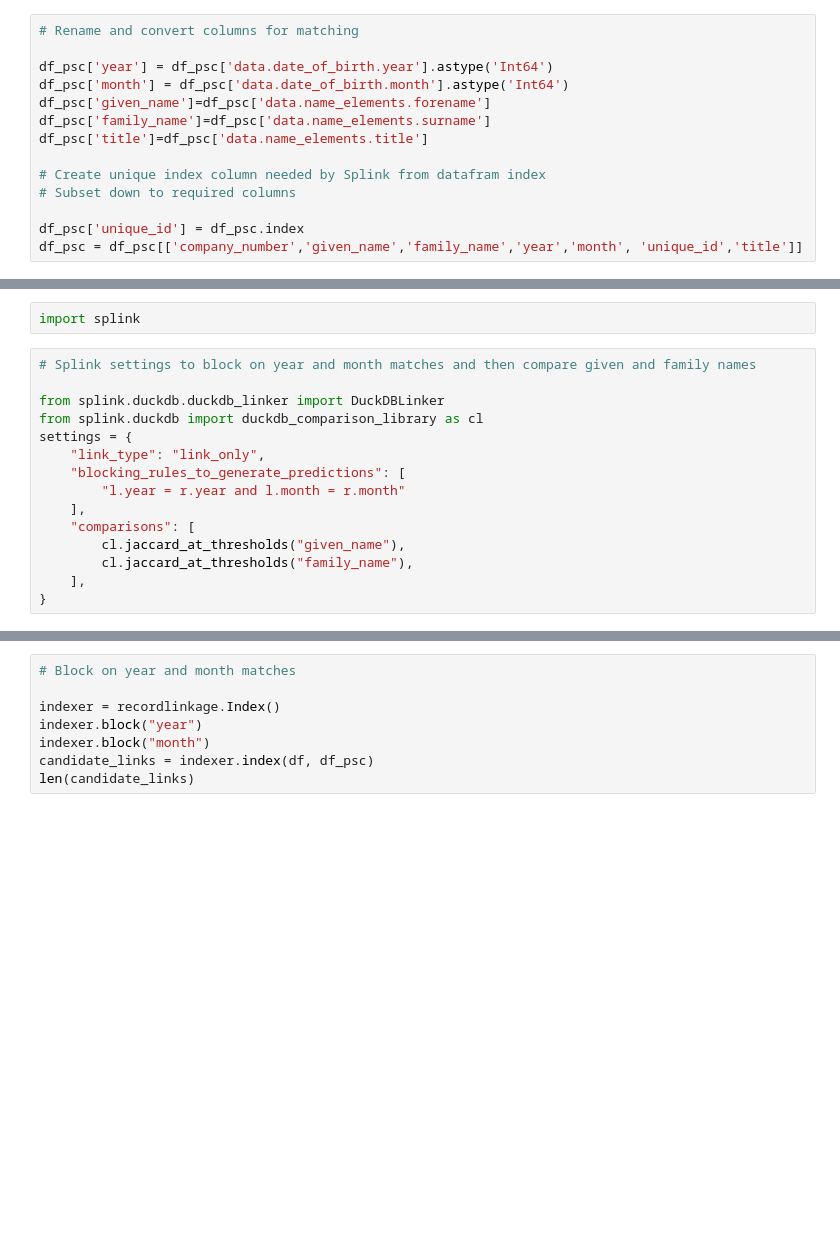
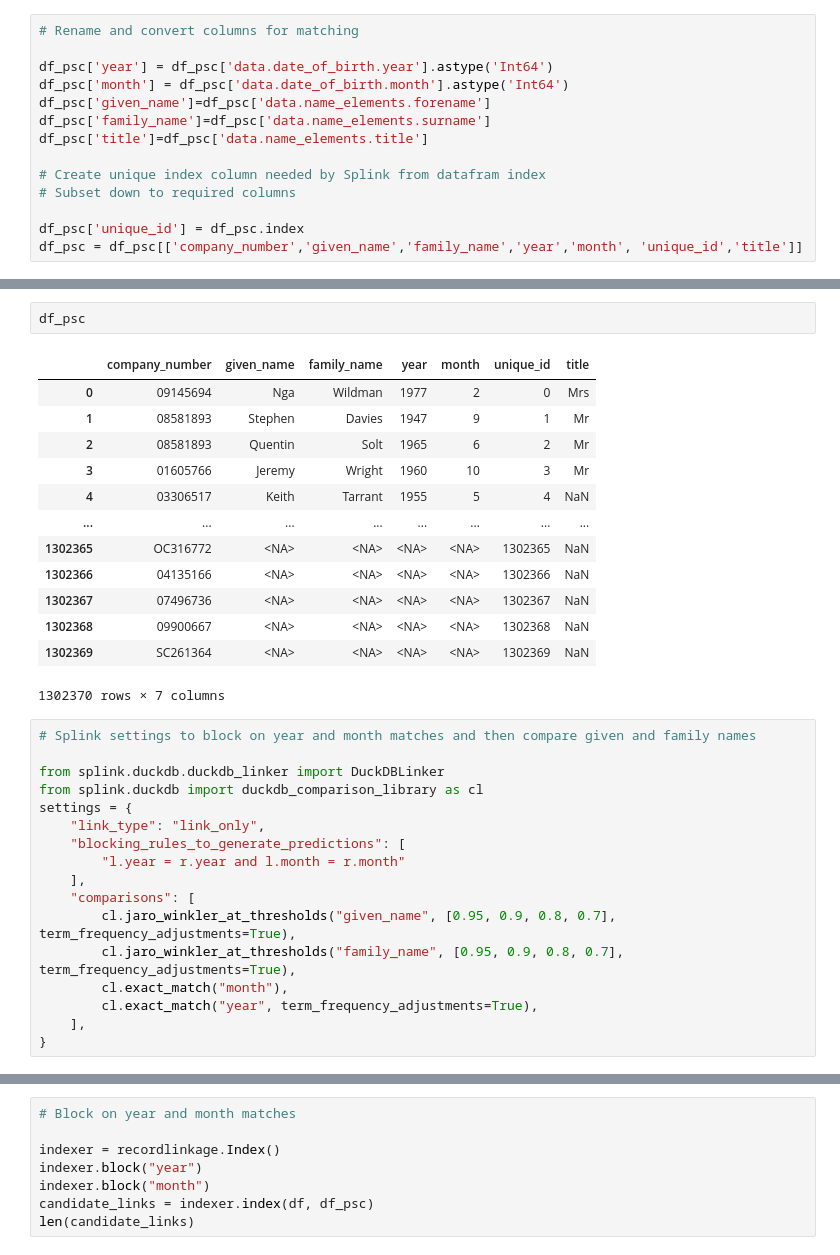
Before and after one commit to mshearer0/HandsOnEntityResolution, a Jupyter notebook: PersonMatch.ipynb, the cells around one changed output, grey strips where cells are left out. Saved outputs shown, nothing was run; the diff lists cells and outputs as text; blank space fills up the shorter version.

```diff
--- a/PersonMatch.ipynb
+++ b/PersonMatch.ipynb
@@ -66,5 +74,19 @@ df_psc = df_psc[['company_number','given_name','family_name','year','month', 'un
 # %%
-import splink
+df_psc
+# %% [output]
+|  | company_number | given_name | family_name | year | month | unique_id | title |
+| 0 | 09145694 | Nga | Wildman | 1977 | 2 | 0 | Mrs |
+| 1 | 08581893 | Stephen | Davies | 1947 | 9 | 1 | Mr |
+| 2 | 08581893 | Quentin | Solt | 1965 | 6 | 2 | Mr |
+| 3 | 01605766 | Jeremy | Wright | 1960 | 10 | 3 | Mr |
+| 4 | 03306517 | Keith | Tarrant | 1955 | 5 | 4 | NaN |
+| ... | ... | ... | ... | ... | ... | ... | ... |
+| 1302365 | OC316772 | <NA> | <NA> | <NA> | <NA> | 1302365 | NaN |
+| 1302366 | 04135166 | <NA> | <NA> | <NA> | <NA> | 1302366 | NaN |
+| 1302367 | 07496736 | <NA> | <NA> | <NA> | <NA> | 1302367 | NaN |
+| 1302368 | 09900667 | <NA> | <NA> | <NA> | <NA> | 1302368 | NaN |
+| 1302369 | SC261364 | <NA> | <NA> | <NA> | <NA> | 1302369 | NaN |
+1302370 rows × 7 columns
 # %%
 # Splink settings to block on year and month matches and then compare given and family names
 
@@ -76,8 +98,10 @@ settings = {
         "l.year = r.year and l.month = r.month"
     ],
     "comparisons": [
-        cl.jaccard_at_thresholds("given_name"),
-        cl.jaccard_at_thresholds("family_name"),
+        cl.jaro_winkler_at_thresholds("given_name", [0.95, 0.9, 0.8, 0.7], term_frequency_adjustments=True),
+        cl.jaro_winkler_at_thresholds("family_name", [0.95, 0.9, 0.8, 0.7], term_frequency_adjustments=True),
+        cl.exact_match("month"),
+        cl.exact_match("year", term_frequency_adjustments=True),
     ],
 }
 # %%
```
Also changed, not shown: parts of 12 cells of this notebook, 2 other files.
